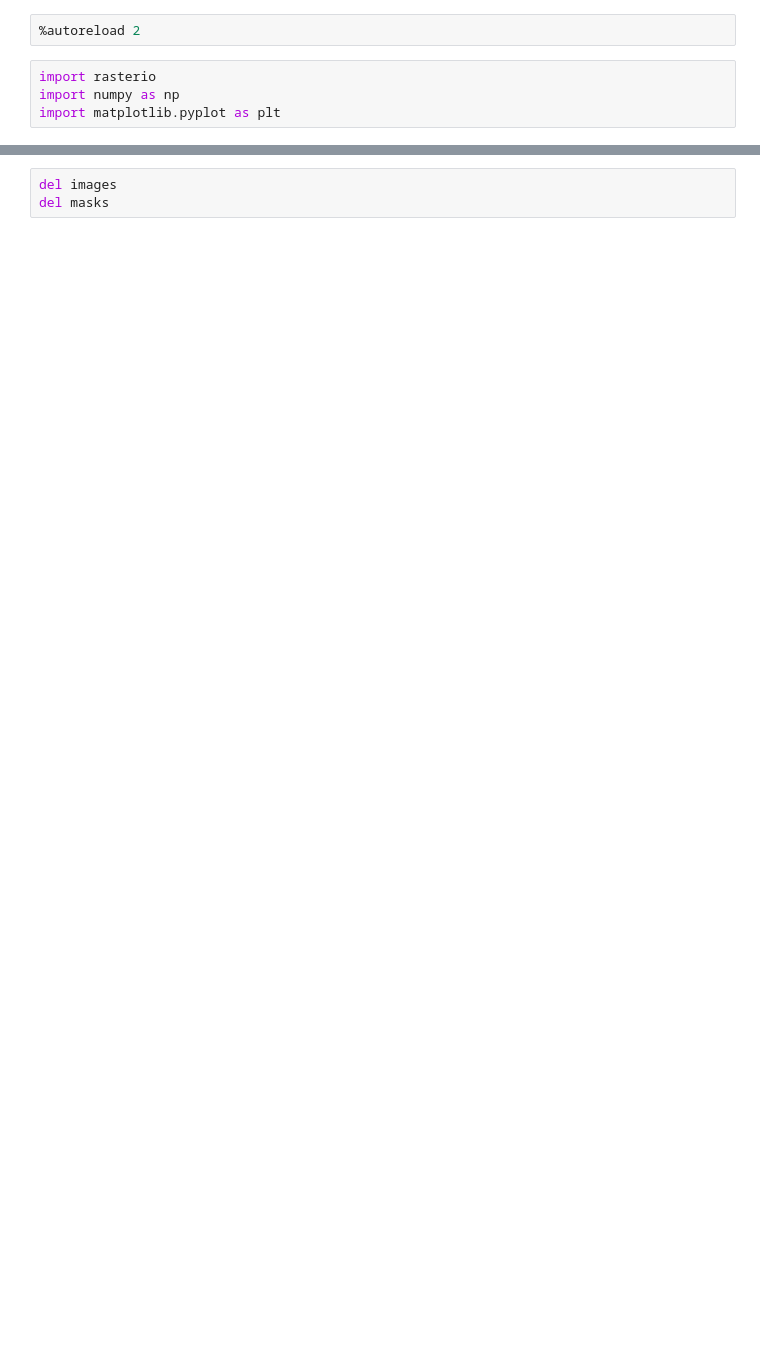
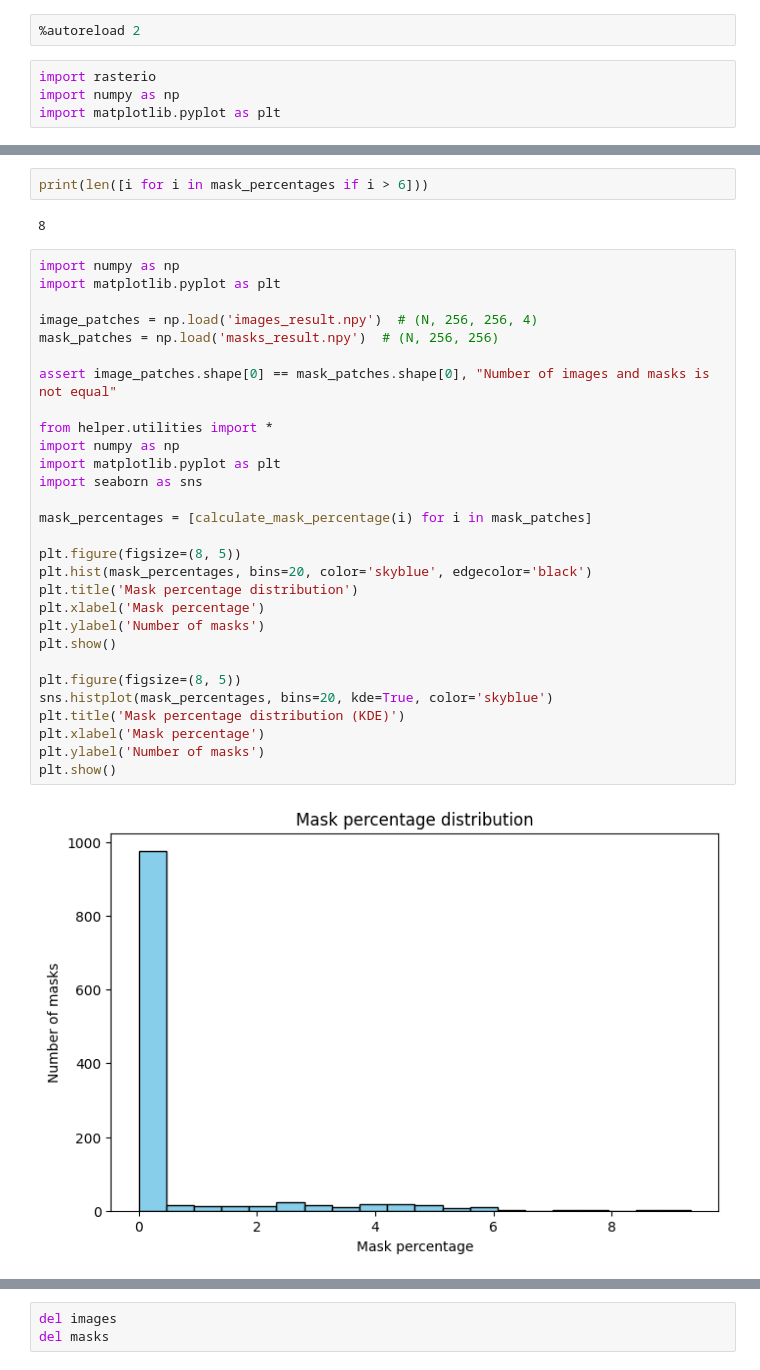
Before and after one commit to Cr1msonEdge/Drainage-detection-topography, a Jupyter notebook: creating_datasets.ipynb, the cells around one changed output, grey strips where cells are left out. Drawn from its saved outputs; the diff is of its cells as text; blank space fills up the shorter version.

```diff
--- a/creating_datasets.ipynb
+++ b/creating_datasets.ipynb
@@ -47,0 +75,35 @@ Successfully saved data in:
+# %%
+print(len([i for i in mask_percentages if i > 6]))
+# %% [output]
+8
+# %%
+import numpy as np
+import matplotlib.pyplot as plt
+
+image_patches = np.load('images_result.npy')  # (N, 256, 256, 4)
+mask_patches = np.load('masks_result.npy')  # (N, 256, 256)
+
+assert image_patches.shape[0] == mask_patches.shape[0], "Number of images and masks is not equal"
+
+from helper.utilities import *
+import numpy as np
+import matplotlib.pyplot as plt
+import seaborn as sns
+
+mask_percentages = [calculate_mask_percentage(i) for i in mask_patches]
+
+plt.figure(figsize=(8, 5))
+plt.hist(mask_percentages, bins=20, color='skyblue', edgecolor='black')
+plt.title('Mask percentage distribution')
+plt.xlabel('Mask percentage')
+plt.ylabel('Number of masks')
+plt.show()
+
+plt.figure(figsize=(8, 5))
+sns.histplot(mask_percentages, bins=20, kde=True, color='skyblue')
+plt.title('Mask percentage distribution (KDE)')
+plt.xlabel('Mask percentage')
+plt.ylabel('Number of masks')
+plt.show()
+# %% [output]
+[figure, added]
```
Also changed, not shown: parts of 17 cells of this notebook, 28 other files.
